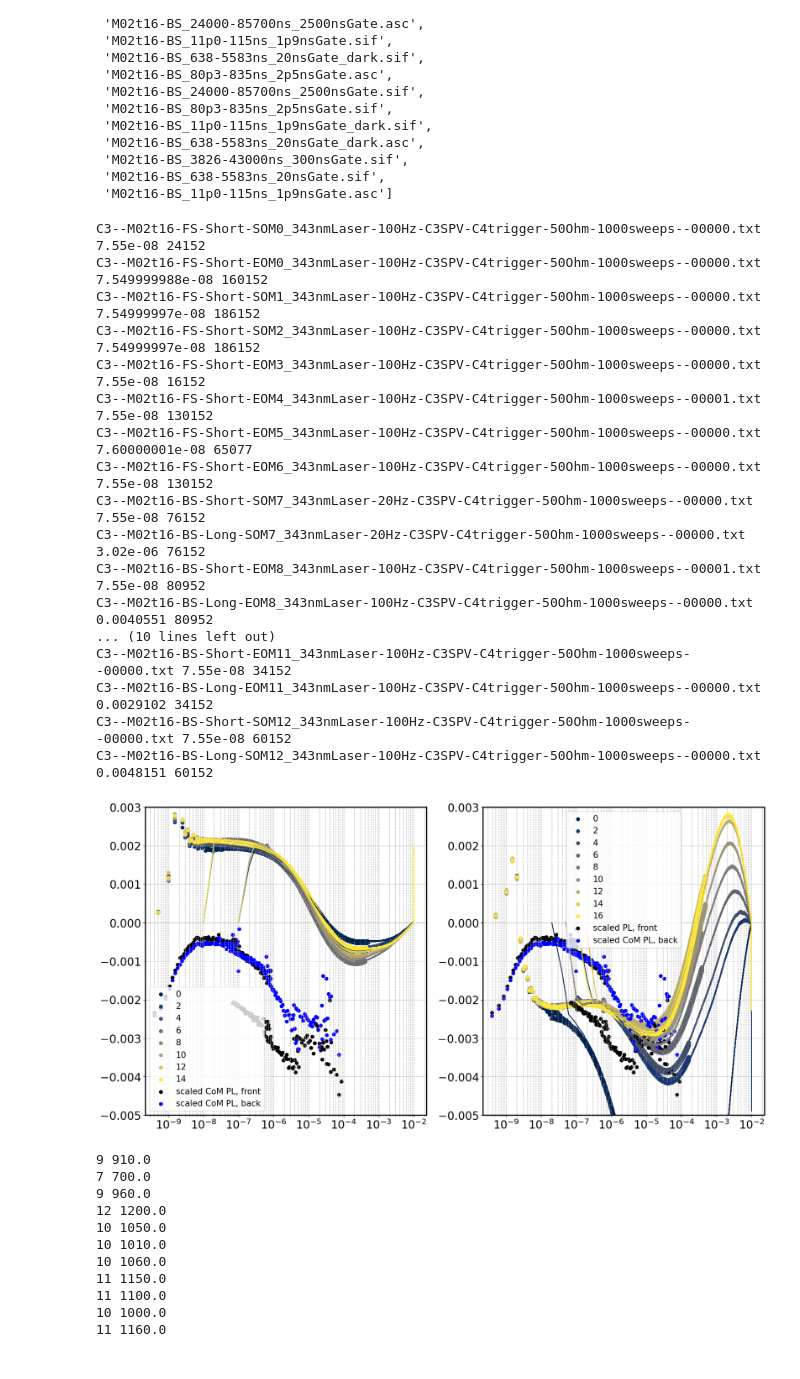
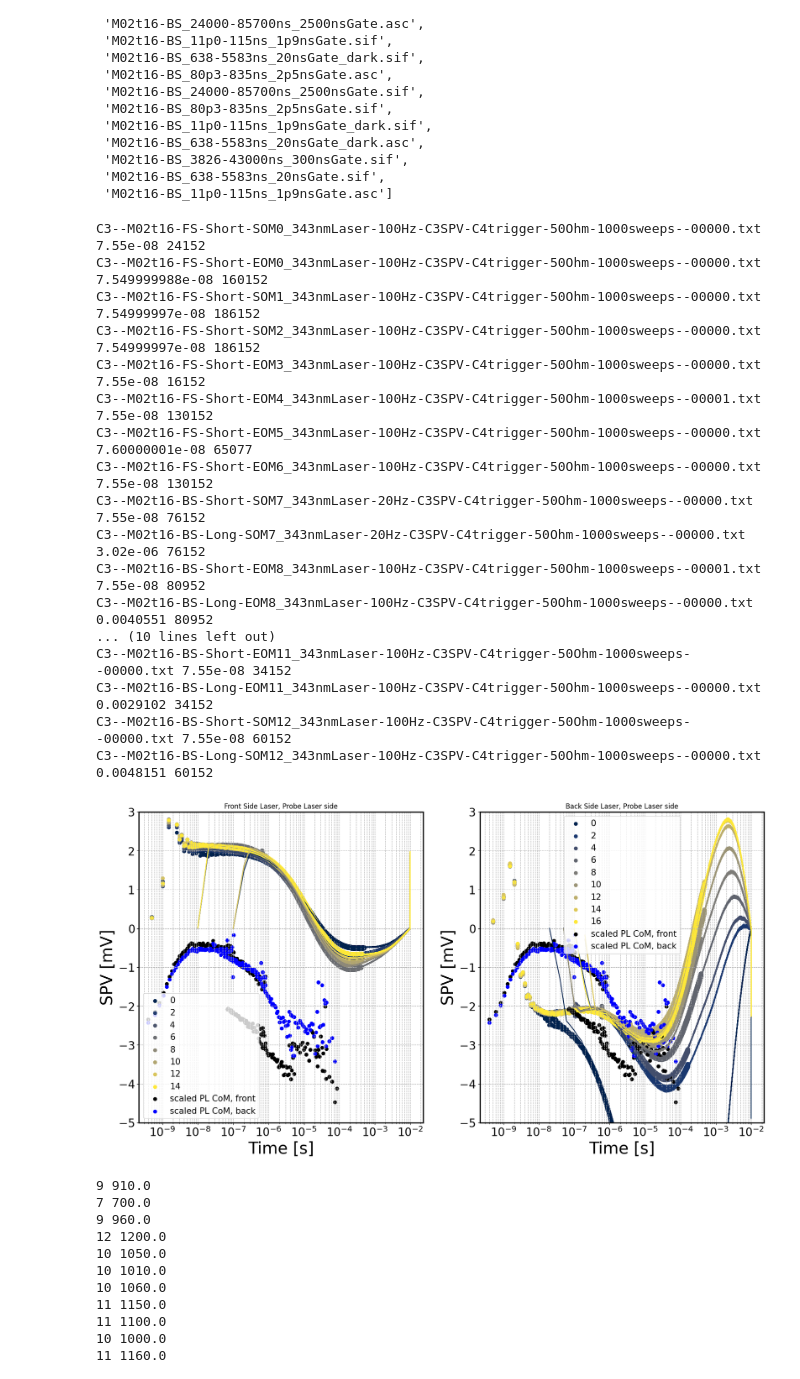
Before and after one commit to MimaxSimm/trPL_Analysis, a Jupyter notebook: trPL-Spectras.ipynb, the cells around one changed output. Cells and saved outputs as stored; diff of their text form; code cells hidden in the pictures.

Commit message:
I now plotted the whole spectras

```diff
--- a/trPL-Spectras.ipynb
+++ b/trPL-Spectras.ipynb
@@ -233,7 +250,7 @@ for i, f in enumerate(files):
         arg_delay = np.argmax(sig > 1e-4)
         print(f, spv['Time'].to_numpy()[arg_delay], arg_delay)
         t = spv['Time'].to_numpy()-spv['Time'].to_numpy()[arg_delay-1]
-        p = ax[0].scatter(t[t>0], sig[t>0], label = i, color = colors[int(i/2)])
+        p = ax[0].scatter(t[t>0], 1e3*sig[t>0], label = i, color = colors[int(i/2)])
 
     else:
         filepath = join(SPV_folderpath, f)
@@ -244,7 +261,7 @@ for i, f in enumerate(files):
         t = (spv['Time'].to_numpy() - spv['Time'].to_numpy()[0])
         arg = np.argmax(sig[1:]-sig[:-1])
         t = t-t[arg-1]
-        ax[0].plot(t[(t>0) & (t<1e-2)], sig[(t>0) & (t<1e-2)] - sig[arg-1], color = last_scatter.get_facecolors())
+        ax[0].plot(t[(t>0) & (t<1e-2)], 1e3*(sig[(t>0) & (t<1e-2)] - sig[arg-1]), color = last_scatter.get_facecolors())
 
 
 cmap = plt.get_cmap('cividis', int(len(files_BS)/2))          # discrete palette with n colors
@@ -258,7 +275,7 @@ for i, f in enumerate(files_BS):
         arg_delay = np.argmax(sig > 1e-4)
         print(f, spv['Time'].to_numpy()[arg_delay], arg_delay)
         t = spv['Time'].to_numpy()-spv['Time'].to_numpy()[arg_delay-1]
-        p = ax[1].scatter(t[t>0], sig[t>0], label = i, color = colors[int(i/2)])
+        p = ax[1].scatter(t[t>0], 1e3*sig[t>0], label = i, color = colors[int(i/2)])
     else:
         filepath = join(SPV_folderpathBS, f)
         spv = pd.read_csv(filepath, skiprows=3, sep = ",", comment='#', dtype=np.float64)
@@ -269,50 +286,55 @@ for i, f in enumerate(files_BS):
         arg = np.argmin(sig[1:]-sig[:-1])
         t = t-t[arg-1]
         print(f, spv['Time'].to_numpy()[arg_delay], arg_delay)
-        ax[1].plot(t[(t>0) & (t<1e-2)], sig[(t>0) & (t<1e-2)] - sig[arg-1], color = last_scatter.get_facecolors())
+        ax[1].plot(t[(t>0) & (t<1e-2)], 1e3*(sig[(t>0) & (t<1e-2)] - sig[arg-1]), color = last_scatter.get_facecolors())
 
-ax[0].scatter(trPLs.stitch_t-trPLs.stitch_t[np.argmax(trPLs.stitch_trPL)], 0.002*(trPLs.CoM_spectras - trPLs.CoM_spectras[0])/0.005, label = "scaled CoM PL, front", color = "black")
-ax[0].scatter(trPLs_BS.stitch_t-trPLs_BS.stitch_t[np.argmax(trPLs_BS.stitch_trPL)], 0.002*(trPLs_BS.CoM_spectras - trPLs_BS.CoM_spectras[0])/0.005, label = "scaled CoM PL, back", color = "blue")
+ax[0].scatter(trPLs.stitch_t-trPLs.stitch_t[np.argmax(trPLs.stitch_trPL)], 2*(trPLs.CoM_spectras - trPLs.CoM_spectras[0])/0.005, label = "scaled PL CoM, front", color = "black")
+ax[0].scatter(trPLs_BS.stitch_t-trPLs_BS.stitch_t[np.argmax(trPLs_BS.stitch_trPL)], 2*(trPLs_BS.CoM_spectras - trPLs_BS.CoM_spectras[0])/0.005, label = "scaled PL CoM, back", color = "blue")
 
-ax[1].scatter(trPLs.stitch_t-trPLs.stitch_t[np.argmax(trPLs.stitch_trPL)], 0.002*(trPLs.CoM_spectras - trPLs.CoM_spectras[0])/0.005, label = "scaled PL, front", color = "black")
-ax[1].scatter(trPLs_BS.stitch_t-trPLs_BS.stitch_t[np.argmax(trPLs_BS.stitch_trPL)], 0.002*(trPLs_BS.CoM_spectras - trPLs_BS.CoM_spectras[0])/0.005, label = "scaled CoM PL, back", color = "blue")
+ax[1].scatter(trPLs.stitch_t-trPLs.stitch_t[np.argmax(trPLs.stitch_trPL)], 2*(trPLs.CoM_spectras - trPLs.CoM_spectras[0])/0.005, label = "scaled PL CoM, front", color = "black")
+ax[1].scatter(trPLs_BS.stitch_t-trPLs_BS.stitch_t[np.argmax(trPLs_BS.stitch_trPL)], 2*(trPLs_BS.CoM_spectras - trPLs_BS.CoM_spectras[0])/0.005, label = "scaled PL CoM, back", color = "blue")
+
+ax[0].set_title("Front Side Laser, Probe Laser side")
+ax[1].set_title("Back Side Laser, Probe Laser side")
 
 for a in ax:
     a.set_xscale("log")
     a.set_yscale("linear")
-    a.set_ylim([-0.005, 0.003])
+    a.set_ylim([-5, 3])
 
     axis_fontsize = 29
     axisTicks_fontsize = 20
     a.legend(fontsize = 15)
+    a.set_ylabel("SPV [mV]", size = axis_fontsize)
+    a.set_xlabel("Time [s]", size = axis_fontsize)
     a.tick_params(axis='x', labelsize=axisTicks_fontsize)
     a.tick_params(axis='y', labelsize=axisTicks_fontsize)
     a.grid(visible = True, which = 'both', linestyle = '--')
 
     w_frame = 2
     a.spines["bottom"].set_linewidth(w_frame)
     a.spines["top"].set_linewidth(w_frame)
     a.spines["left"].set_linewidth(w_frame)
     a.spines["right"].set_linewidth(w_frame)
 # %% [output]
 C3--M02t16-FS-Short-SOM0_343nmLaser-100Hz-C3SPV-C4trigger-50Ohm-1000sweeps--00000.txt 7.55e-08 24152
 C3--M02t16-FS-Short-EOM0_343nmLaser-100Hz-C3SPV-C4trigger-50Ohm-1000sweeps--00000.txt 7.549999988e-08 160152
 C3--M02t16-FS-Short-SOM1_343nmLaser-100Hz-C3SPV-C4trigger-50Ohm-1000sweeps--00000.txt 7.54999997e-08 186152
 C3--M02t16-FS-Short-SOM2_343nmLaser-100Hz-C3SPV-C4trigger-50Ohm-1000sweeps--00000.txt 7.54999997e-08 186152
 C3--M02t16-FS-Short-EOM3_343nmLaser-100Hz-C3SPV-C4trigger-50Ohm-1000sweeps--00000.txt 7.55e-08 16152
 C3--M02t16-FS-Short-EOM4_343nmLaser-100Hz-C3SPV-C4trigger-50Ohm-1000sweeps--00001.txt 7.55e-08 130152
 C3--M02t16-FS-Short-EOM5_343nmLaser-100Hz-C3SPV-C4trigger-50Ohm-1000sweeps--00000.txt 7.60000001e-08 65077
 C3--M02t16-FS-Short-EOM6_343nmLaser-100Hz-C3SPV-C4trigger-50Ohm-1000sweeps--00000.txt 7.55e-08 130152
 C3--M02t16-BS-Short-SOM7_343nmLaser-20Hz-C3SPV-C4trigger-50Ohm-1000sweeps--00000.txt 7.55e-08 76152
 C3--M02t16-BS-Long-SOM7_343nmLaser-20Hz-C3SPV-C4trigger-50Ohm-1000sweeps--00000.txt 3.02e-06 76152
 C3--M02t16-BS-Short-EOM8_343nmLaser-100Hz-C3SPV-C4trigger-50Ohm-1000sweeps--00001.txt 7.55e-08 80952
 C3--M02t16-BS-Long-EOM8_343nmLaser-100Hz-C3SPV-C4trigger-50Ohm-1000sweeps--00000.txt 0.0040551 80952
 ... (10 lines left out)
 C3--M02t16-BS-Short-EOM11_343nmLaser-100Hz-C3SPV-C4trigger-50Ohm-1000sweeps--00000.txt 7.55e-08 34152
 C3--M02t16-BS-Long-EOM11_343nmLaser-100Hz-C3SPV-C4trigger-50Ohm-1000sweeps--00000.txt 0.0029102 34152
 C3--M02t16-BS-Short-SOM12_343nmLaser-100Hz-C3SPV-C4trigger-50Ohm-1000sweeps--00000.txt 7.55e-08 60152
 C3--M02t16-BS-Long-SOM12_343nmLaser-100Hz-C3SPV-C4trigger-50Ohm-1000sweeps--00000.txt 0.0048151 60152
-[figure, old version]
+[figure, new version]
 # %%
 SPV_folderpath = "/home/qrb/Documents/PhD/Experimental/Group1: CsPI MAPI CsFAPI/trPLtrSPV/251015-Jülich-GlassAloxCsFAPI/2025 10 15 trSPV Maxim/All/BS"
 
```
Also changed, not shown: parts of 7 cells of this notebook.
